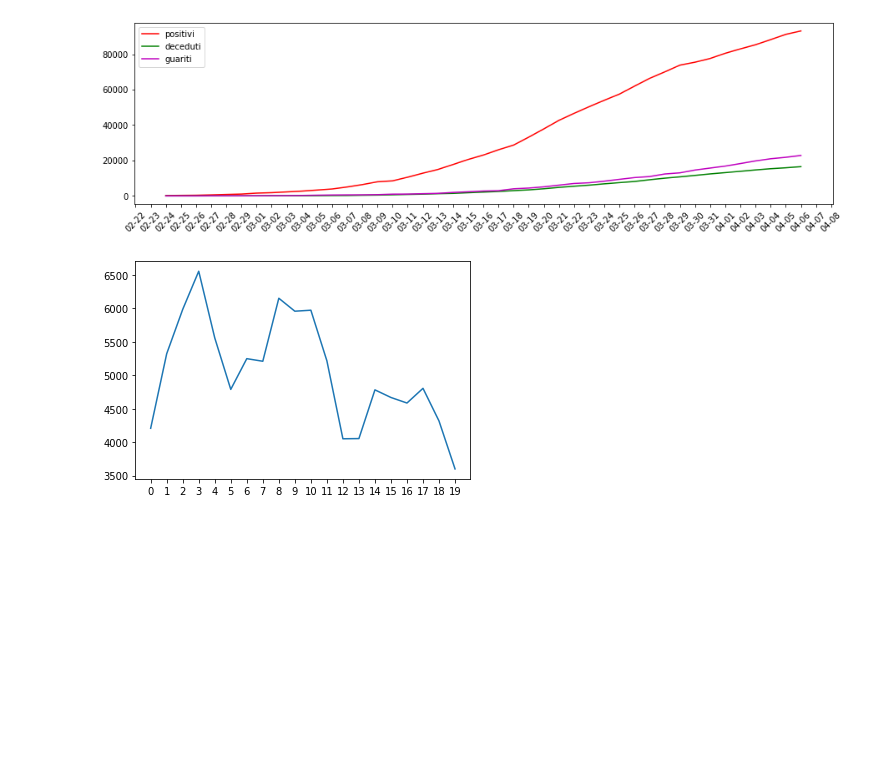
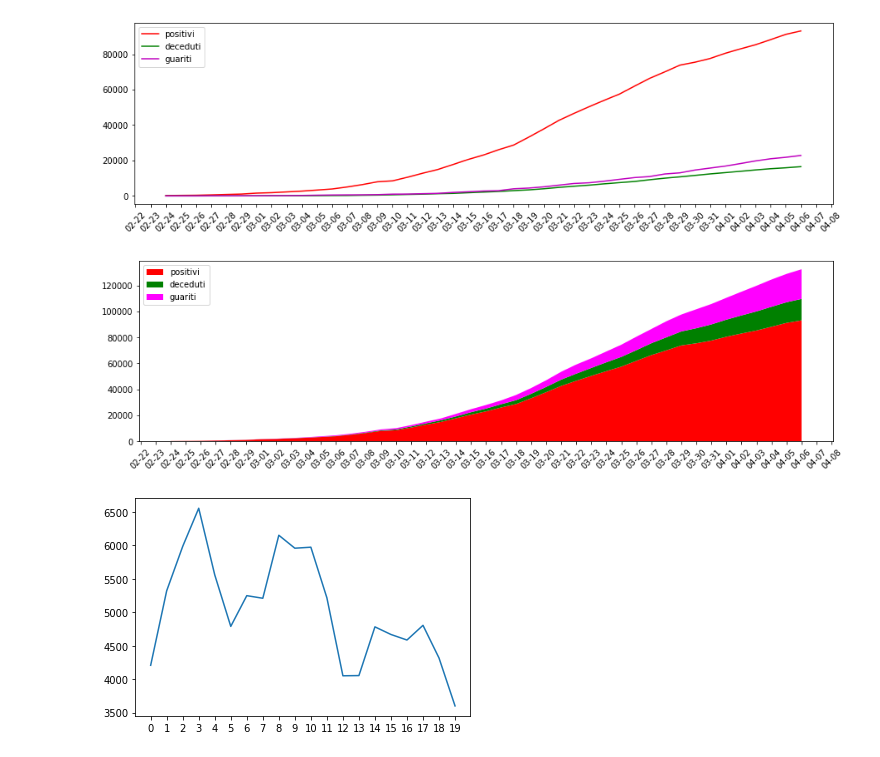
Before and after one commit to Bertonc98/BadCharts, a Jupyter notebook: covid_charts.ipynb, the cells around one changed output. Cells and saved outputs as stored; diff of their text form; code cells hidden in the pictures; blank space fills up the shorter version.

Commit message:
Added stacked version of misleading colours example

```diff
--- a/covid_charts.ipynb
+++ b/covid_charts.ipynb
@@ -43,6 +43,20 @@ plt.legend(['positivi', 'deceduti', 'guariti'])
 plt.show()
 # %% [output]
 [figure]
+# %%
+#Misleading colurs stacked version
+plt.figure(figsize=(15,4))
+ax=plt.gca()
+formatter = mdates.DateFormatter("%m-%d")
+ax.xaxis.set_major_formatter(formatter)
+locator =mdates.DayLocator()
+ax.xaxis.set_major_locator(locator)
+plt.stackplot(x_values, pos, dec, gua, colors=['red', 'green', 'magenta'])
+plt.xticks(rotation=45)
+plt.legend(['positivi', 'deceduti', 'guariti'], loc='upper left')
+plt.show()
+# %% [output]
+[figure, added]
 # %%
 #Plot dei dati con asse y manipolato
 #Variazione dei casi positivi
```
